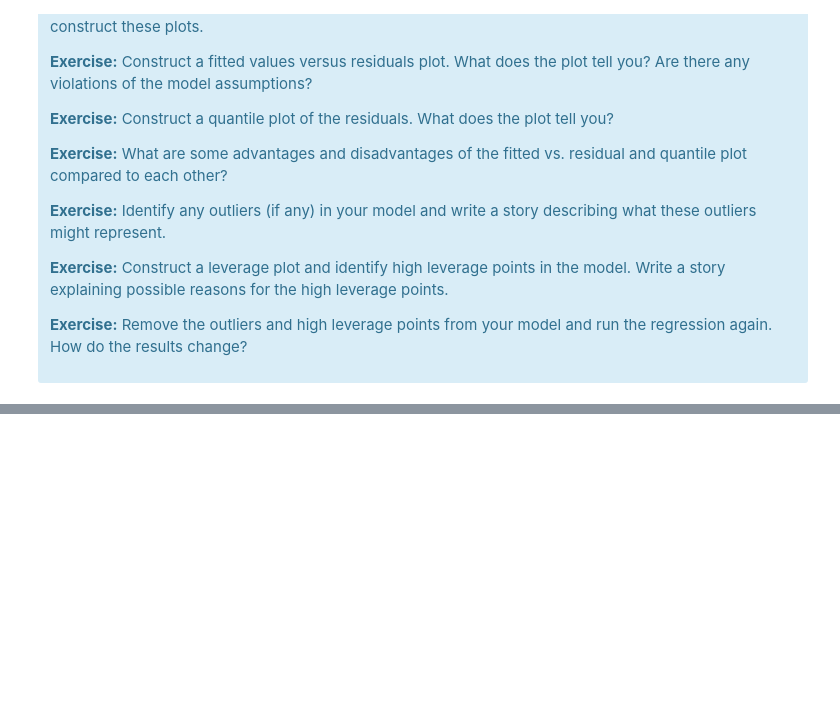
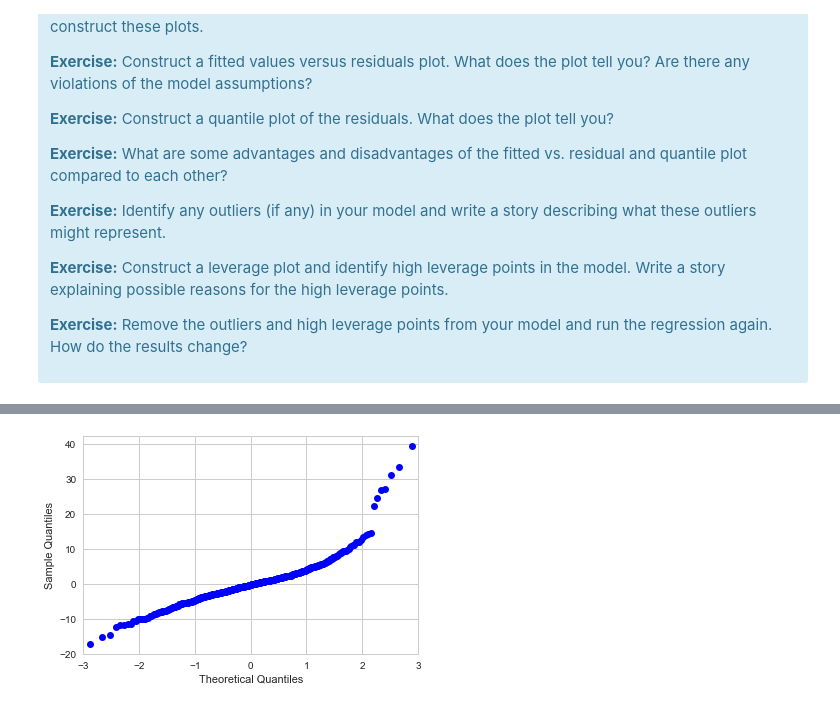
Before and after one commit to csignature/springboard-projects, a Jupyter notebook: linear_regression/Mini_Project_Linear_Regression.ipynb, the cells around one changed output, grey strips where cells are left out. Drawn from its saved outputs; the diff is of its cells as text; code cells hidden in the pictures; blank space fills up the shorter version.

```diff
--- a/linear_regression/Mini_Project_Linear_Regression.ipynb
+++ b/linear_regression/Mini_Project_Linear_Regression.ipynb
@@ -957,0 +971,6 @@ Warnings:
+# %%
+res = m5.resid
+fig = sm.qqplot(res)
+plt.show()
+# %% [output]
+[figure, added]
```
Also changed, not shown: parts of 8 cells of this notebook, 1 other file.
